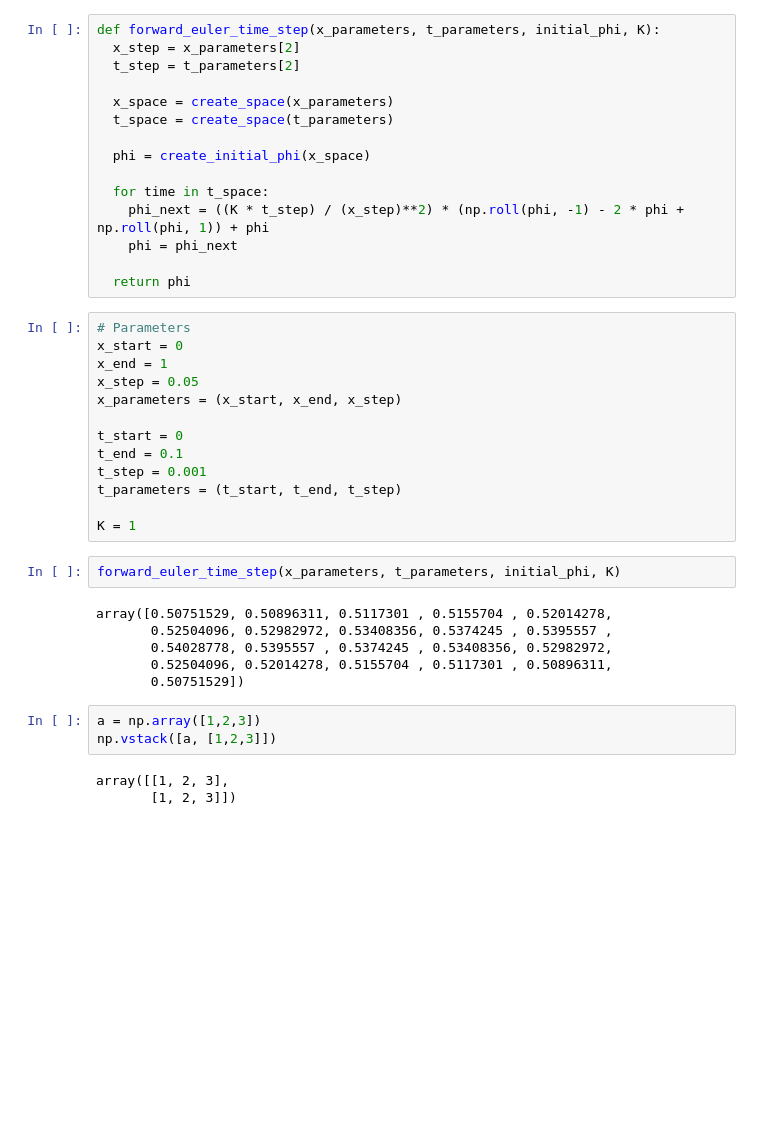
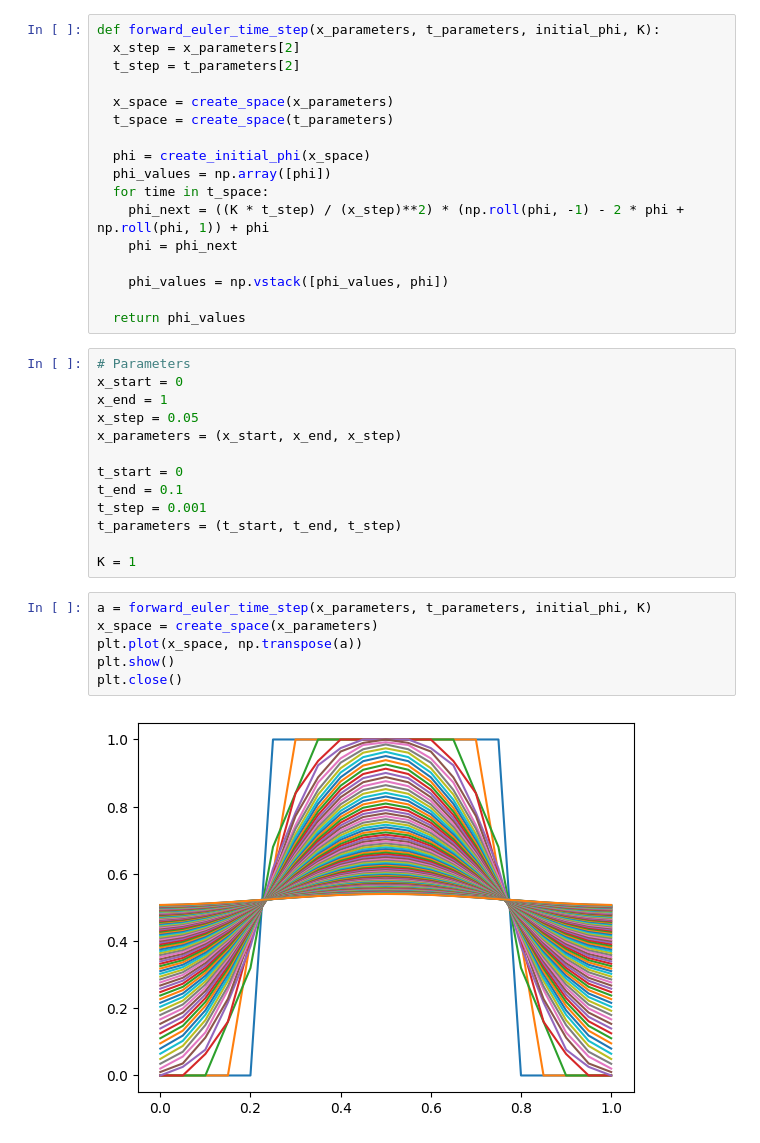
Before and after one commit to sof202/ExascaleAlgorithmsPDEs, a Jupyter notebook: Diffusion.ipynb, the cells around one changed output. Drawn from its saved outputs; the diff is of its cells as text; blank space fills up the shorter version.

Commit message:
add graphicalness

```diff
--- a/Diffusion.ipynb
+++ b/Diffusion.ipynb
@@ -75,12 +75,14 @@ def forward_euler_time_step(x_parameters, t_parameters, initial_phi, K):
   t_space = create_space(t_parameters)
 
   phi = create_initial_phi(x_space)
-
+  phi_values = np.array([phi])
   for time in t_space:
     phi_next = ((K * t_step) / (x_step)**2) * (np.roll(phi, -1) - 2 * phi + np.roll(phi, 1)) + phi
     phi = phi_next
 
-  return phi
+    phi_values = np.vstack([phi_values, phi])
+
+  return phi_values
 # %%
 # Parameters
 x_start = 0
@@ -95,16 +97,10 @@ t_parameters = (t_start, t_end, t_step)
 
 K = 1
 # %%
-forward_euler_time_step(x_parameters, t_parameters, initial_phi, K)
+a = forward_euler_time_step(x_parameters, t_parameters, initial_phi, K)
+x_space = create_space(x_parameters)
+plt.plot(x_space, np.transpose(a))
+plt.show()
+plt.close()
 # %% [output]
-array([0.50751529, 0.50896311, 0.5117301 , 0.5155704 , 0.52014278,
-       0.52504096, 0.52982972, 0.53408356, 0.5374245 , 0.5395557 ,
-       0.54028778, 0.5395557 , 0.5374245 , 0.53408356, 0.52982972,
-       0.52504096, 0.52014278, 0.5155704 , 0.5117301 , 0.50896311,
-       0.50751529])
+[figure, added]
-# %%
-a = np.array([1,2,3])
-np.vstack([a, [1,2,3]])
-# %% [output]
-array([[1, 2, 3],
-       [1, 2, 3]])
```
